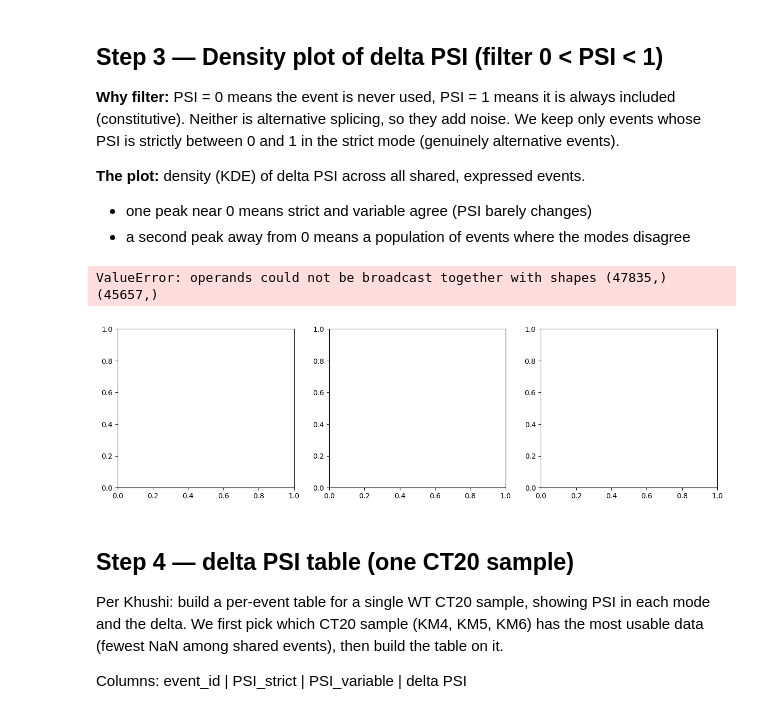
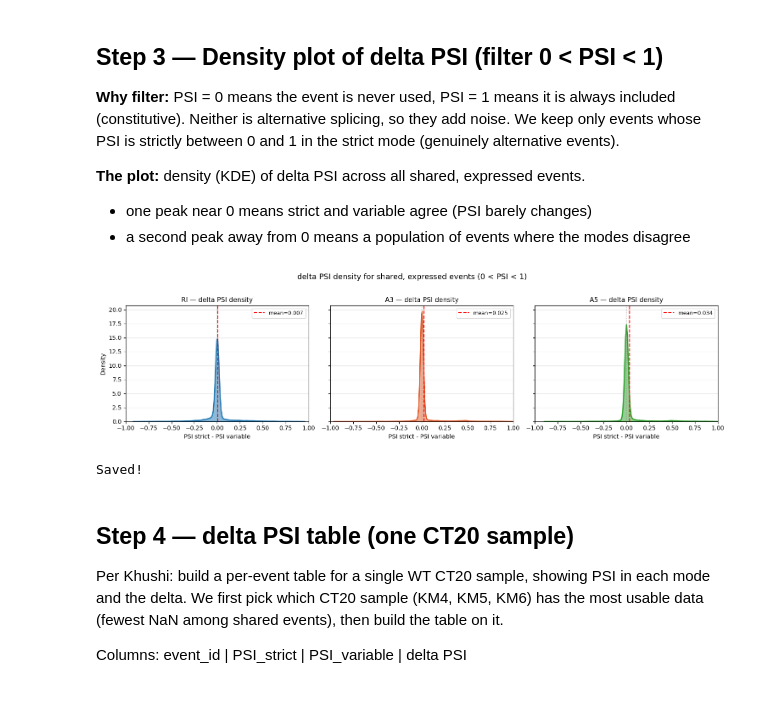
Before and after one commit to griceyrt/Internship, a Jupyter notebook: analysis/notebooks/03_psi_comparison.ipynb, the cells around one changed output. Cells and saved outputs as stored; diff of their text form; code cells hidden in the pictures.

Commit message:
density plot with mean and same sharey

```diff
--- a/analysis/notebooks/03_psi_comparison.ipynb
+++ b/analysis/notebooks/03_psi_comparison.ipynb
@@ -189,52 +189,61 @@ A5: 9251 shared events matched
 - one peak near 0 means strict and variable agree (PSI barely changes)
 - a second peak away from 0 means a population of events where the modes disagree
 # %%
-fig, axes = plt.subplots(1, 3, figsize=(15, 4))
-colors = ["#1f77b4", "#e05c2c", "#2ca02c"]   # solid blue, orange, green
+fig, axes = plt.subplots(1, 3, figsize=(15, 4), sharey=True)
+colors = ["#1f77b4", "#e05c2c", "#2ca02c"]
 
 for i, event in enumerate(EVENT_TYPES):
     strict_shared = dpsi_data[event]["strict"]
     var1_shared   = dpsi_data[event]["var1"]
 
-    strict_flat = strict_shared.values.flatten()
-    var1_flat   = var1_shared.values.flatten()
+    # Drop duplicate indices (keep first occurrence)
+    strict_dedup = strict_shared[~strict_shared.index.duplicated(keep="first")]
+    var1_dedup   = var1_shared[~var1_shared.index.duplicated(keep="first")]
 
-    # SIGNED delta PSI: strict - variable (not absolute)
-    dpsi_signed = strict_flat - var1_flat
+    # Common events after dedup
+    common = strict_dedup.index.intersection(var1_dedup.index)
+    s = strict_dedup.loc[common].values.flatten()
+    v = var1_dedup.loc[common].values.flatten()
 
-    # Filter: keep only where 0 < PSI_strict < 1 and not NaN
-    keep = (strict_flat > 0) & (strict_flat < 1) & (~np.isnan(dpsi_signed))
+    dpsi_signed = s - v
+
+    keep = (s > 0) & (s < 1) & (~np.isnan(dpsi_signed))
     dpsi_kept = dpsi_signed[keep]
 
     ax = axes[i]
     sns.kdeplot(dpsi_kept, ax=ax, fill=True, color=colors[i],
                 alpha=0.5, linewidth=2)
     ax.set_title(f"{event} — delta PSI density", fontsize=11)
     ax.set_xlabel("PSI strict - PSI variable")
     ax.set_ylabel("Density")
     ax.set_xlim(-1, 1)
     ax.axvline(0, color="gray", linestyle=":", linewidth=1)
     ax.grid(axis="y", alpha=0.3)
 
+    # median_val = np.median(dpsi_kept)
+    # ax.axvline(median_val, color="red", linestyle="--", linewidth=1.5,
+    #        label=f"median={median_val:.3f}")
+    # ax.legend(fontsize=9)
+    # mean is better because it captures the overall shift, while median is often zero due to many events having no change
     mean_val = np.mean(dpsi_kept)
     ax.axvline(mean_val, color="red", linestyle="--", linewidth=1.5,
                label=f"mean={mean_val:.3f}")
     ax.legend(fontsize=9)
 
-    n_events = len(dpsi_kept)
-    ax.text(0.95, 0.85, f"n={n_events:,}",
-            transform=ax.transAxes, ha="right", fontsize=9,
-            bbox=dict(boxstyle="round", facecolor="white", alpha=0.8))
+    # Show number of events in top-right corner
+    # ax.text(0.95, 0.85, f"n={len(dpsi_kept):,}",
+    #        transform=ax.transAxes, ha="right", fontsize=9,
+    #        bbox=dict(boxstyle="round", facecolor="white", alpha=0.8))
 
 plt.suptitle("delta PSI density for shared, expressed events (0 < PSI < 1)",
              fontsize=13, y=1.02)
 plt.tight_layout()
 plt.savefig("../../figures/plots/density_dpsi.png", dpi=150, bbox_inches="tight")
 plt.show()
 print("Saved!")
 # %% [output]
+[figure, new version]
-ValueError: operands could not be broadcast together with shapes (47835,) (45657,)
+Saved!
-[figure, old version]
 # %% [markdown]
 ## Step 4 — delta PSI table (one CT20 sample)
 
```
